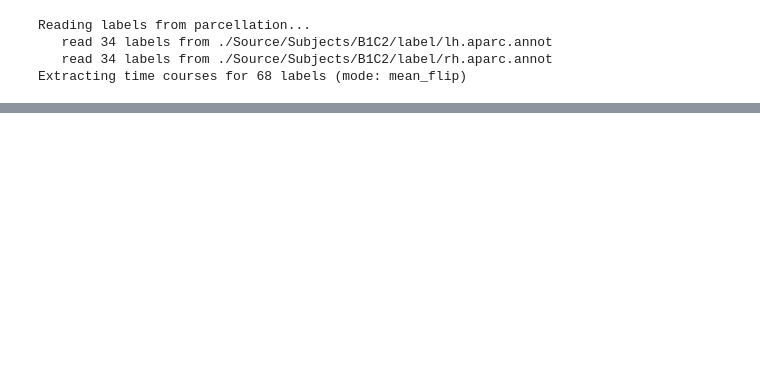
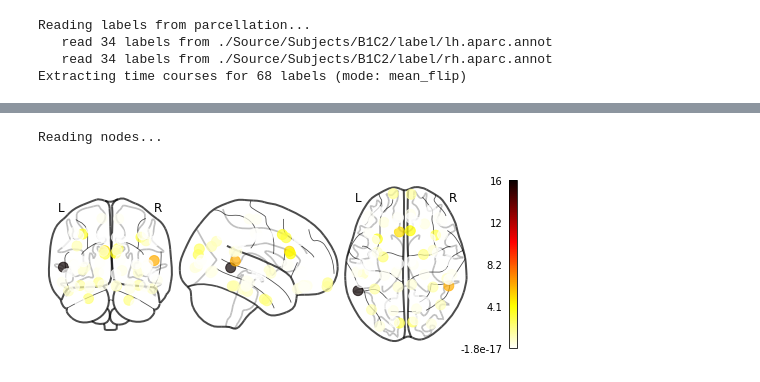
Before and after one commit to 1101AlexZab1011/NodesEstimation, a Jupyter notebook: pipeline.ipynb, the cells around one changed output, grey strips where cells are left out. Cells and saved outputs as stored; diff of their text form; code cells hidden in the pictures; blank space fills up the shorter version.

Commit message:
plv computation, resection coordinate transform

```diff
--- a/pipeline.ipynb
+++ b/pipeline.ipynb
@@ -614,3 +621,33 @@ PIPELINE: Nodes file not found, create new one
+# %%
+if os.path.isfile(res_plv_nodes_file):
+    print('Reading nodes...')
+    nodes = pickle.load(open(res_plv_nodes_file, 'rb'))
+
+else:
+    print('PIPELINE: PLV Nodes file not found, create a new one')
+
+    if not os.path.exists(res_nodes_folder):
+        mkdir(res_nodes_folder)
+
+    nodes = []
+    n_strength, plv_connectome = nodes_strength(label_tc[0:10], 'plv')
+
+    for i in range(len(n_strength)):
+        nodes.append(Node(label_tc[i, :], n_strength[i], labels[i], 'PLV', plv_connectome[i, :, :]))
+
+    pickle.dump(nodes, open(res_plv_nodes_file, 'wb'))
+
+coordinates = []
+n_strength = []
+for node in nodes:
+    coordinates.append(node.nilearn_coordinates)
+    n_strength.append(node.strength)
+
+nplt.plot_markers(n_strength, coordinates, node_cmap='black_red_r')
+nplt.show()
+# %% [output]
+Reading nodes...
+[figure, added]
 # %%
 vertexes = [mne.vertex_to_mni(
     label.vertices,
```
Also changed, not shown: parts of 23 cells of this notebook, 3 other files.
